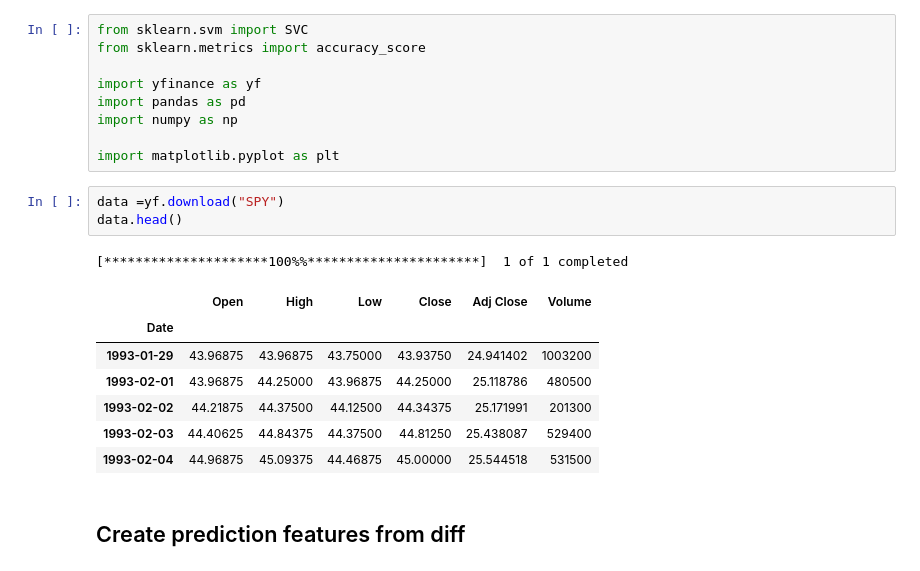
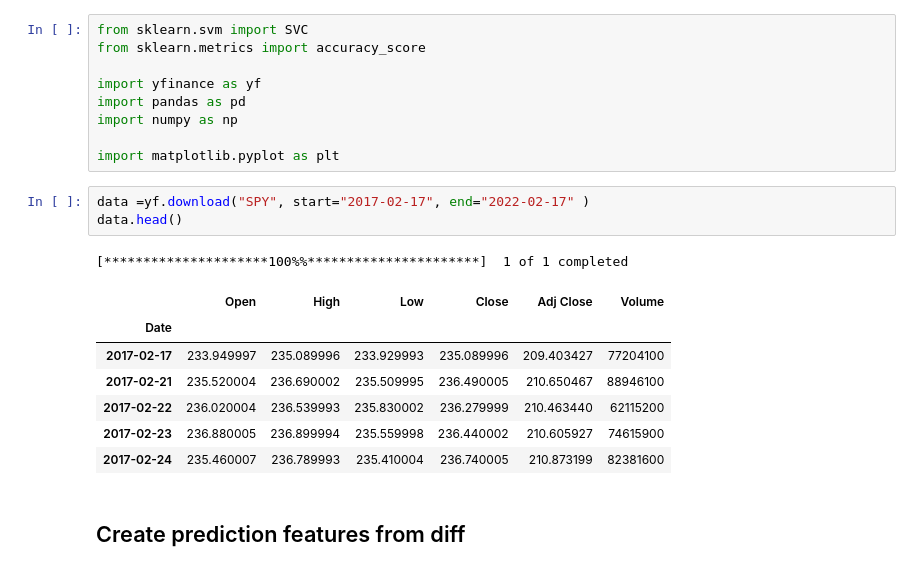
Before and after one commit to 7131HDMC/quant_finance, a Jupyter notebook: Predict Next Trading Day.ipynb, the cells around one changed output. Cells and saved outputs as stored; diff of their text form.

```diff
--- a/Predict Next Trading Day.ipynb
+++ b/Predict Next Trading Day.ipynb
@@ -8,17 +8,17 @@ import numpy as np
 
 import matplotlib.pyplot as plt
 # %%
-data =yf.download("SPY")
+data =yf.download("SPY", start="2017-02-17", end="2022-02-17" )
 data.head()
 # %% [output]
 [*********************100%%**********************]  1 of 1 completed
 |  | Open | High | Low | Close | Adj Close | Volume |
 | Date |  |  |  |  |  |  |
-| 1993-01-29 | 43.96875 | 43.96875 | 43.75000 | 43.93750 | 24.941402 | 1003200 |
-| 1993-02-01 | 43.96875 | 44.25000 | 43.96875 | 44.25000 | 25.118786 | 480500 |
-| 1993-02-02 | 44.21875 | 44.37500 | 44.12500 | 44.34375 | 25.171991 | 201300 |
-| 1993-02-03 | 44.40625 | 44.84375 | 44.37500 | 44.81250 | 25.438087 | 529400 |
-| 1993-02-04 | 44.96875 | 45.09375 | 44.46875 | 45.00000 | 25.544518 | 531500 |
+| 2017-02-17 | 233.949997 | 235.089996 | 233.929993 | 235.089996 | 209.403427 | 77204100 |
+| 2017-02-21 | 235.520004 | 236.690002 | 235.509995 | 236.490005 | 210.650467 | 88946100 |
+| 2017-02-22 | 236.020004 | 236.539993 | 235.830002 | 236.279999 | 210.463440 | 62115200 |
+| 2017-02-23 | 236.880005 | 236.899994 | 235.559998 | 236.440002 | 210.605927 | 74615900 |
+| 2017-02-24 | 235.460007 | 236.789993 | 235.410004 | 236.740005 | 210.873199 | 82381600 |
 # %% [markdown]
 ## Create prediction features from diff
 # %%
```
Also changed, not shown: parts of 8 cells of this notebook, 3 other files.
